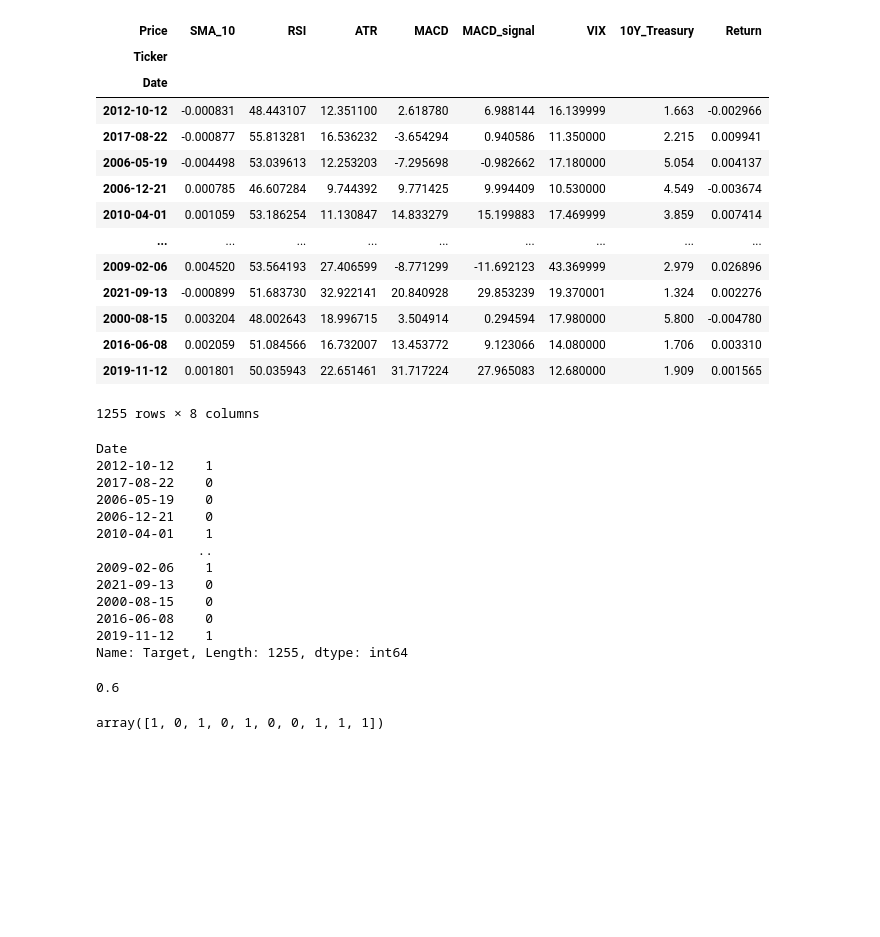
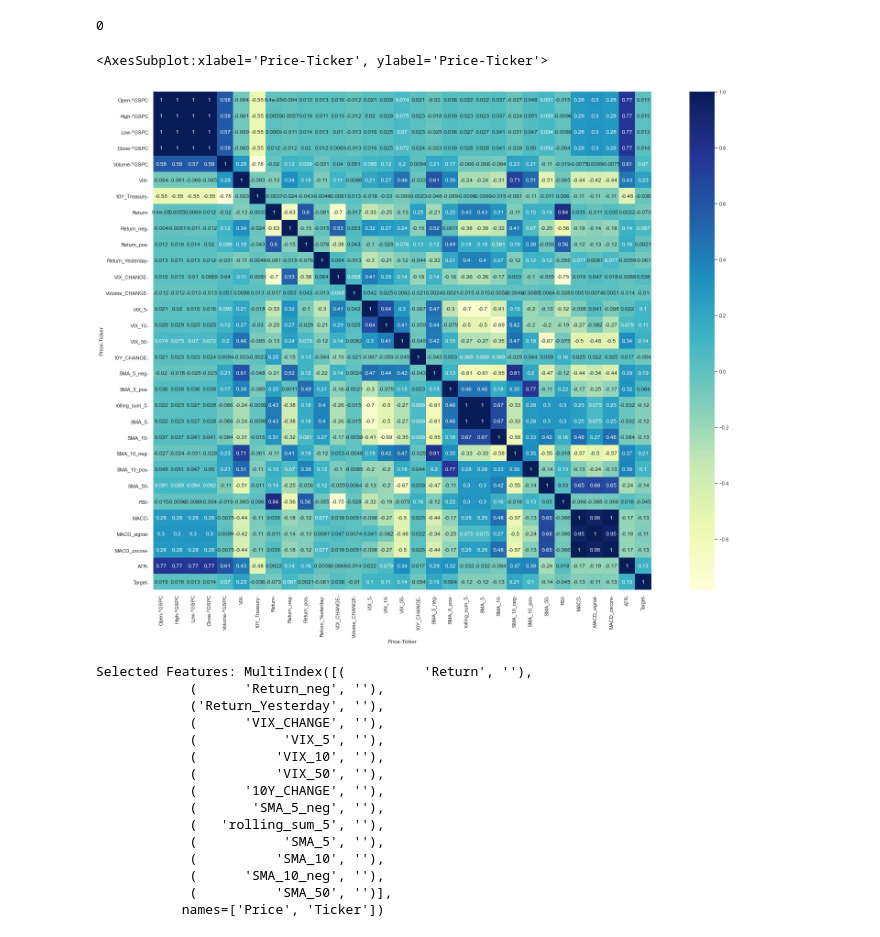
Before and after one commit to BenKanouse/VespeneAnalytics, a Jupyter notebook: SP500.ipynb, the cells around one changed output. Drawn from its saved outputs; the diff is of its cells as text; code cells hidden in the pictures; blank space fills up the shorter version.

```diff
--- a/SP500.ipynb
+++ b/SP500.ipynb
@@ -202,42 +290,4 @@ X_train
-# %%
-X_test
-# %% [output]
-| Price | SMA_10 | RSI | ATR | MACD | MACD_signal | VIX | 10Y_Treasury | Return |
-| Ticker |  |  |  |  |  |  |  |  |
-| Date |  |  |  |  |  |  |  |  |
-| 2012-10-12 | -0.000831 | 48.443107 | 12.351100 | 2.618780 | 6.988144 | 16.139999 | 1.663 | -0.002966 |
-| 2017-08-22 | -0.000877 | 55.813281 | 16.536232 | -3.654294 | 0.940586 | 11.350000 | 2.215 | 0.009941 |
-| 2006-05-19 | -0.004498 | 53.039613 | 12.253203 | -7.295698 | -0.982662 | 17.180000 | 5.054 | 0.004137 |
-| 2006-12-21 | 0.000785 | 46.607284 | 9.744392 | 9.771425 | 9.994409 | 10.530000 | 4.549 | -0.003674 |
-| 2010-04-01 | 0.001059 | 53.186254 | 11.130847 | 14.833279 | 15.199883 | 17.469999 | 3.859 | 0.007414 |
-| ... | ... | ... | ... | ... | ... | ... | ... | ... |
-| 2009-02-06 | 0.004520 | 53.564193 | 27.406599 | -8.771299 | -11.692123 | 43.369999 | 2.979 | 0.026896 |
-| 2021-09-13 | -0.000899 | 51.683730 | 32.922141 | 20.840928 | 29.853239 | 19.370001 | 1.324 | 0.002276 |
-| 2000-08-15 | 0.003204 | 48.002643 | 18.996715 | 3.504914 | 0.294594 | 17.980000 | 5.800 | -0.004780 |
-| 2016-06-08 | 0.002059 | 51.084566 | 16.732007 | 13.453772 | 9.123066 | 14.080000 | 1.706 | 0.003310 |
-| 2019-11-12 | 0.001801 | 50.035943 | 22.651461 | 31.717224 | 27.965083 | 12.680000 | 1.909 | 0.001565 |
-1255 rows × 8 columns
-# %%
-y_test
-# %% [output]
-Date
-2012-10-12    1
-2017-08-22    0
-2006-05-19    0
-2006-12-21    0
-2010-04-01    1
-             ..
-2009-02-06    1
-2021-09-13    0
-2000-08-15    0
-2016-06-08    0
-2019-11-12    1
-Name: Target, Length: 1255, dtype: int64
-# %%
-sum(y_pred) / len(y_pred)
-# %% [output]
-0.6
-# %%
-y_pred[-10:]
-# %% [output]
-array([1, 0, 1, 0, 1, 0, 0, 1, 1, 1])
+# %%
+y.iloc[-32]
+# %% [output]
+0
@@ -243,0 +297,31 @@ array([1, 0, 1, 0, 1, 0, 0, 1, 1, 1])
+# %%
+corr_matrix = df.corr()
+plt.figure(figsize=(30,20))
+sns.set(font_scale=1)
+sns.heatmap(corr_matrix, vmax=1, square=True, annot=True, cmap="YlGnBu")
+# %% [output]
+<AxesSubplot:xlabel='Price-Ticker', ylabel='Price-Ticker'>
+[figure, added]
+# %%
+from sklearn.feature_selection import VarianceThreshold
+
+selector = VarianceThreshold(threshold=0.01)
+reduced_features = selector.fit_transform(df)
+selected_features = df.columns[~selector.get_support()]
+print("Selected Features:", selected_features)
+# %% [output]
+Selected Features: MultiIndex([(          'Return', ''),
+            (      'Return_neg', ''),
+            ('Return_Yesterday', ''),
+            (      'VIX_CHANGE', ''),
+            (           'VIX_5', ''),
+            (          'VIX_10', ''),
+            (          'VIX_50', ''),
+            (      '10Y_CHANGE', ''),
+            (       'SMA_5_neg', ''),
+            (   'rolling_sum_5', ''),
+            (           'SMA_5', ''),
+            (          'SMA_10', ''),
+            (      'SMA_10_neg', ''),
+            (          'SMA_50', '')],
+           names=['Price', 'Ticker'])
```
Also changed, not shown: parts of 16 cells of this notebook.
